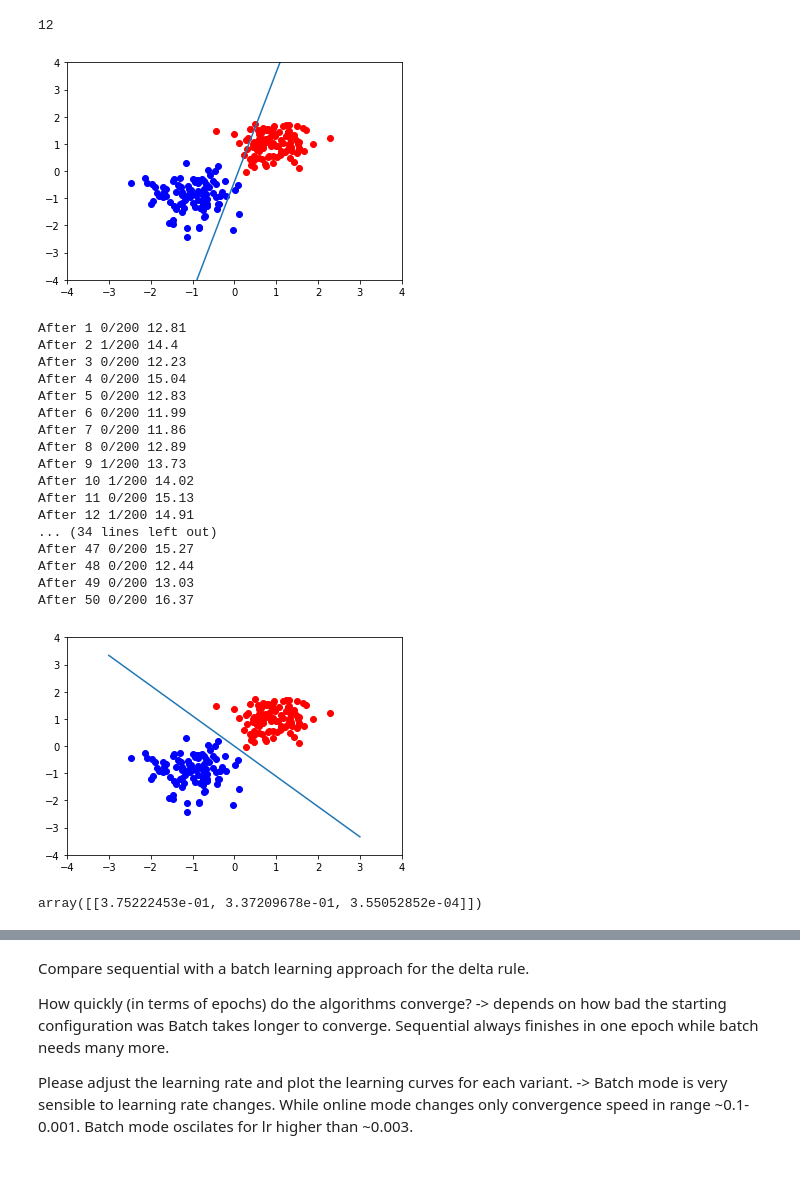
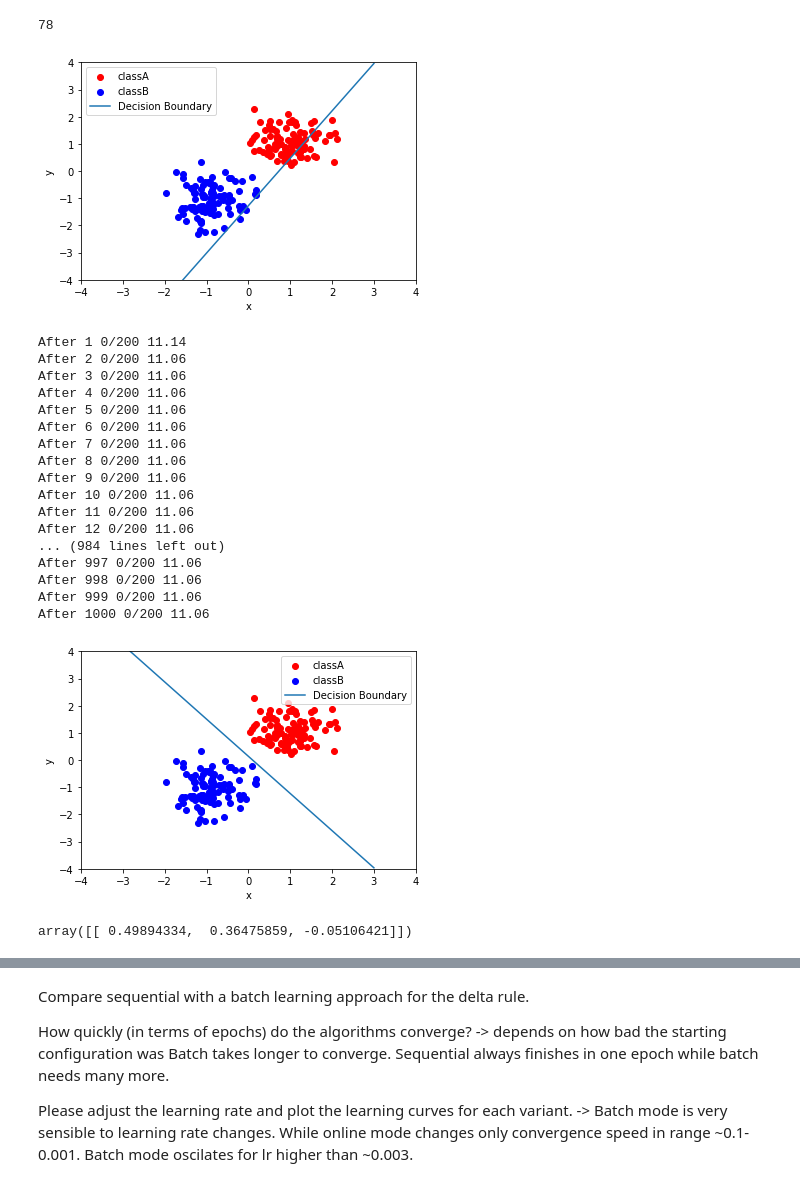
Before and after one commit to KevinArmbruster/ml_lab, a Jupyter notebook: Lab1/Lab1.ipynb, the cells around one changed output, grey strips where cells are left out. Drawn from its saved outputs; the diff is of its cells as text; code cells hidden in the pictures.

```diff
--- a/Lab1/Lab1.ipynb
+++ b/Lab1/Lab1.ipynb
@@ -93,62 +93,65 @@ def plot(classA, classB, weights):
   x = np.linspace(-3, 3, 100)
   y = -weights[0][0]/weights[0][1] * x - weights[0][2]/weights[0][1]
 
-  plt.scatter(classA[0,:], classA[1,:], c="red")
-  plt.scatter(classB[0,:], classB[1,:], c="blue")
-  plt.plot(x, y)
+  plt.scatter(classA[0,:], classA[1,:], c="red", label="classA")
+  plt.scatter(classB[0,:], classB[1,:], c="blue", label="classB")
+  plt.plot(x, y, label="Decision Boundary")
   plt.xlim(-4, 4)
   plt.ylim(-4, 4)
+  plt.xlabel("x")
+  plt.ylabel("y")
+  plt.legend()
   plt.show()
 # %%
 learning_rate = 0.1
 
 def delta(X, weights, t):
   return -learning_rate * ((weights @ X) - t) @ X.T
 
 weights = pre_initialized_weights.copy()
 print(eval_misclassifications(X, weights, y_perceptron))
 online_errors = [eval_error(X, weights, y_delta)]
 
 plot(classA, classB, weights)
 
 ## online
 for epoch in range(1, epochs+1):
-  X, y_delta, y_perceptron = shuffle(data, tdata)
+  #X, y_delta, y_perceptron = shuffle(data, tdata)
   for i, x in enumerate(X.T):
     x = x.reshape(3,1)
     weights += delta(x, weights, y_delta[i])
     mis = eval_misclassifications(X, weights, y_perceptron)
     error = eval_error(X, weights, y_delta)
 
     online_errors.append(error)
   #plot(classA, classB, weights)
   print("After", epoch, f"{mis}/{X.shape[1]}", error)
 
 plot(classA, classB, weights)
 
 display(weights)
 # %% [output]
-12
+78
-[figure, old version]
+[figure, new version]
-After 1 0/200 12.81
-After 2 1/200 14.4
-After 3 0/200 12.23
-After 4 0/200 15.04
-After 5 0/200 12.83
-After 6 0/200 11.99
-After 7 0/200 11.86
-After 8 0/200 12.89
-After 9 1/200 13.73
-After 10 1/200 14.02
-After 11 0/200 15.13
-After 12 1/200 14.91
-... (34 lines left out)
-After 47 0/200 15.27
-After 48 0/200 12.44
-After 49 0/200 13.03
-After 50 0/200 16.37
+After 1 0/200 11.14
+After 2 0/200 11.06
+After 3 0/200 11.06
+After 4 0/200 11.06
+After 5 0/200 11.06
+After 6 0/200 11.06
+After 7 0/200 11.06
+After 8 0/200 11.06
+After 9 0/200 11.06
+After 10 0/200 11.06
+After 11 0/200 11.06
+After 12 0/200 11.06
+... (984 lines left out)
+After 997 0/200 11.06
+After 998 0/200 11.06
+After 999 0/200 11.06
+After 1000 0/200 11.06
-[figure, old version]
+[figure, new version]
-array([[3.75222453e-01, 3.37209678e-01, 3.55052852e-04]])
+array([[ 0.49894334,  0.36475859, -0.05106421]])
 # %%
 learning_rate = 0.001
 #does not converge for too high learning rate -> oscilates with lr=0.01
```
Also changed, not shown: parts of 5 cells of this notebook, 5 other files.
